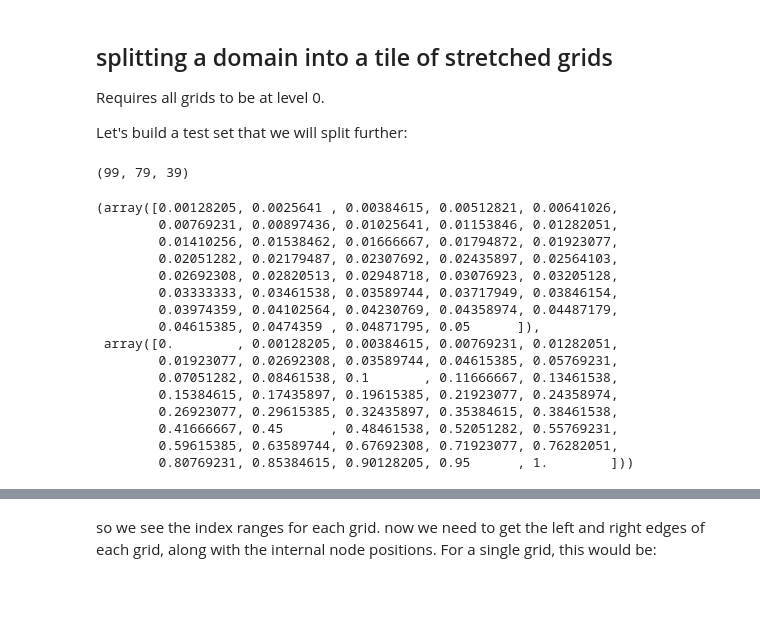
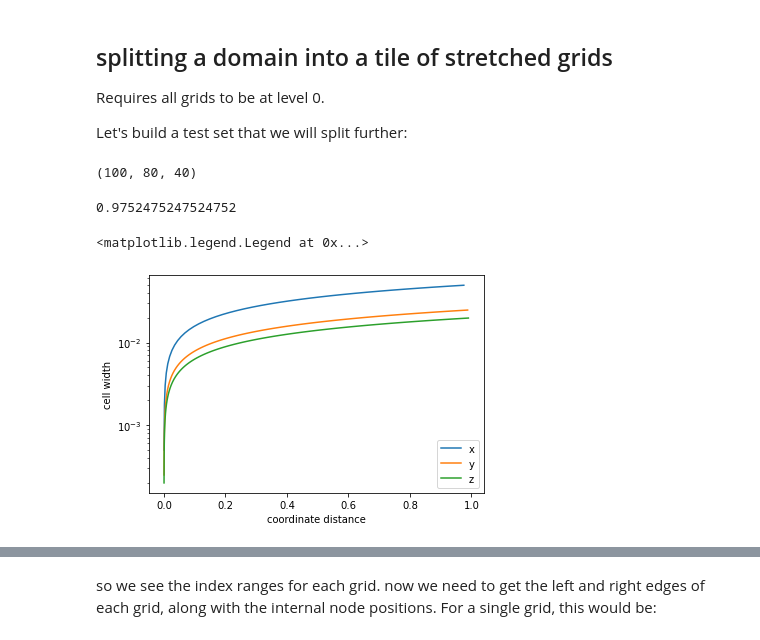
Before and after one commit to chrishavlin/yt_scratch, a Jupyter notebook: notebooks/dask_related/stretched_grids_multi.ipynb, the cells around one changed output, grey strips where cells are left out. Cells and saved outputs as stored; diff of their text form; code cells hidden in the pictures; blank space fills up the shorter version.

Commit message:
nb for tiling stretched grids

```diff
--- a/notebooks/dask_related/stretched_grids_multi.ipynb
+++ b/notebooks/dask_related/stretched_grids_multi.ipynb
@@ -8,51 +8,45 @@ Let's build a test set that we will split further:
 import numpy as np
 
 # initial gridding with variable widths
+def calc_rescale_grid_dim(wids):
 
-x_wids = np.linspace(0, 1, 40)
-y_wids = np.linspace(0, 1, 80)
-z_wids = np.linspace(0, 1, 100)
+    edges = np.cumsum(wids)
+    edges = np.concatenate([[edges[0] - wids[0]], edges])
 
-x = np.cumsum(x_wids)
-y = np.cumsum(y_wids)
-z = np.cumsum(z_wids)
+    edges = edges - edges[0]
+    edges = edges / edges.max()
 
-# rescale domain from 0 to 1
+    cell_centers = (edges[1:] + edges[0:-1]) / 2.
+    wids = edges[1:] - edges[0:-1]
 
-x = x / x.max()  # cell edges
-x_wids = x[1:] - x[:-1] # cell widths
+    return edges, cell_centers, wids
 
-y = y / y.max()
-y_wids = y[1:] - y[:-1]
-
-z = z / z.max()
-z_wids = z[1:] - z[:-1]
-
+x_e, x_c, x_wids = calc_rescale_grid_dim(np.linspace(0.1, 10, 40))
+y_e, y_c, y_wids = calc_rescale_grid_dim(np.linspace(0.1, 10, 80))
+z_e, z_c, z_wids = calc_rescale_grid_dim(np.linspace(0.1, 10, 100))
+bbox = np.array([[z_e.min(), z_e.max()], [y_e.min(), y_e.max()], [x_e.min(), x_e.max()]])
 
 # assuming data is defined at cell centers
-
-shape = (len(z_wids), len(y_wids), len(x_wids))
-data = {'density': np.random.random(shape)}
-print(shape)
+global_shape = (len(z_wids), len(y_wids), len(x_wids))
+data = {'density': np.random.random(global_shape)}
+data_units = {'density': 'g/cm**3'}
+print(global_shape)
 # %% [output]
-(99, 79, 39)
+(100, 80, 40)
-# %%
-x_wids, x
-# %% [output]
-(array([0.00128205, 0.0025641 , 0.00384615, 0.00512821, 0.00641026,
-        0.00769231, 0.00897436, 0.01025641, 0.01153846, 0.01282051,
-        0.01410256, 0.01538462, 0.01666667, 0.01794872, 0.01923077,
-        0.02051282, 0.02179487, 0.02307692, 0.02435897, 0.02564103,
-        0.02692308, 0.02820513, 0.02948718, 0.03076923, 0.03205128,
-        0.03333333, 0.03461538, 0.03589744, 0.03717949, 0.03846154,
-        0.03974359, 0.04102564, 0.04230769, 0.04358974, 0.04487179,
-        0.04615385, 0.0474359 , 0.04871795, 0.05      ]),
- array([0.        , 0.00128205, 0.00384615, 0.00769231, 0.01282051,
-        0.01923077, 0.02692308, 0.03589744, 0.04615385, 0.05769231,
-        0.07051282, 0.08461538, 0.1       , 0.11666667, 0.13461538,
-        0.15384615, 0.17435897, 0.19615385, 0.21923077, 0.24358974,
-        0.26923077, 0.29615385, 0.32435897, 0.35384615, 0.38461538,
-        0.41666667, 0.45      , 0.48461538, 0.52051282, 0.55769231,
-        0.59615385, 0.63589744, 0.67692308, 0.71923077, 0.76282051,
-        0.80769231, 0.85384615, 0.90128205, 0.95      , 1.        ]))
+# %%
+x_c.max()
+# %% [output]
+0.9752475247524752
+# %%
+import matplotlib.pyplot as plt
+
+plt.semilogy(x_c, x_wids, label='x')
+plt.semilogy(y_c, y_wids, label='y')
+plt.semilogy(z_c, z_wids, label='z')
+plt.xlabel('coordinate distance')
+plt.ylabel('cell width')
+plt.legend()
+# %% [output]
+<matplotlib.legend.Legend at 0x...>
+[figure, added]
 # %% [markdown]
```
Also changed, not shown: parts of 36 cells of this notebook.
